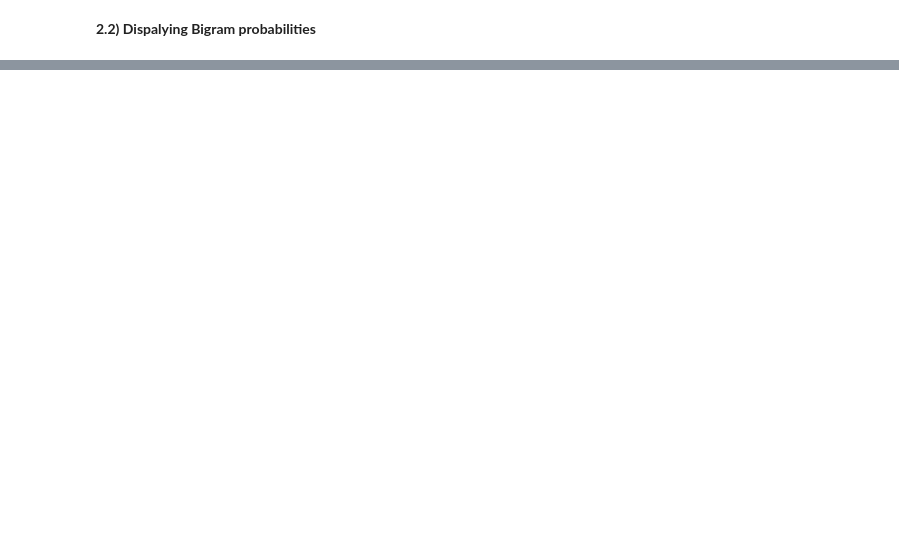
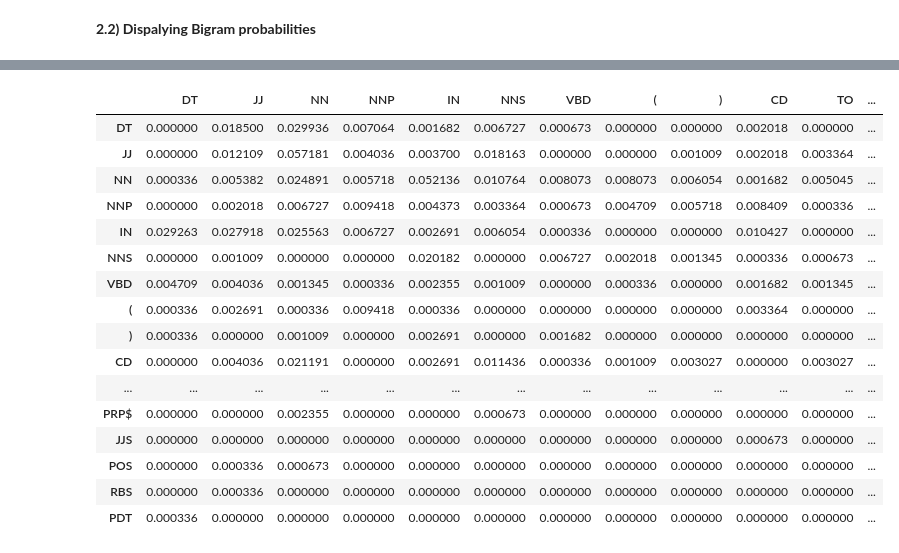
Before and after one commit to KhelladiSidali/NLP-1, a Jupyter notebook: final_project_NLP_1.ipynb, the cells around one changed output, grey strips where cells are left out. Saved outputs shown, nothing was run; the diff lists cells and outputs as text; code cells hidden in the pictures; blank space fills up the shorter version.

```diff
--- a/final_project_NLP_1.ipynb
+++ b/final_project_NLP_1.ipynb
@@ -135,20 +145,3 @@ def getIndexOfTag(tag,list_tags):
     for i in range(len(list_tags)):
         if list_tags[i] == tag:
             return i
-# %%
-for i in range(len(premieres_tags)):
-    bigram_probs_mat[
-        getIndexOfTag(
-            premieres_tags[i],
-            list_tags
-        ),
-        getIndexOfTag(
-            deuxiemes_tags[i],
-            list_tags
-        )
-    ] = val_bigram_probs_of_tag[i]
-
-bigram_probs_mat
-
-df_bigram_probs = pd.DataFrame(bigram_probs_mat, columns=list_tags, index=list_tags)
-df_bigram_probs
@@ -174 +148,71 @@ df_bigram_probs
+# %%
+# def df_bigram_prob_func(bigram_probs):
+
+#     list_tags = []
+#     for key,value in bigram_probs.items():
+#         if key[0] not in list_tags:
+#             list_tags.append(key[0])
+
+#     premieres_tags = [cle[0] for cle in bigram_probs.keys()]
+#     deuxiemes_tags = [cle[1] for cle in bigram_probs.keys()]
+
+#     val_bigram_probs_of_tag = [cle for cle in bigram_probs.values()]
+
+#     bigram_probs_mat = np.zeros((len(list_tags),len(list_tags)))
+
+#     for i in range(len(premieres_tags)):
+#         bigram_probs_mat[
+#             getIndexOfTag(
+#                 premieres_tags[i],
+#                 list_tags
+#             ),
+#             getIndexOfTag(
+#                 deuxiemes_tags[i],
+#                 list_tags
+#             )
+#         ] = val_bigram_probs_of_tag[i]
+
+#     return pd.DataFrame(bigram_probs_mat, columns=list_tags, index=list_tags)
+
+# ------------------------------------------------------------------------------
+# ------------------------------- code minimiser -------------------------------
+# ------------------------------------------------------------------------------
+
+def df_bigram_prob_func(bigram_probs):
+
+    list_tags = []
+    for key in bigram_probs.keys():
+        if key[0] not in list_tags:
+            list_tags.append(key[0])
+        if key[1] not in list_tags:
+            list_tags.append(key[1])
+
+    tag_index = {tag: i for i, tag in enumerate(list_tags)}
+
+    bigram_probs_mat = np.zeros((len(list_tags), len(list_tags)))
+
+    for (tag1, tag2), prob in bigram_probs.items():
+        bigram_probs_mat[tag_index[tag1], tag_index[tag2]] = prob
+
+    return pd.DataFrame(bigram_probs_mat, index=list_tags, columns=list_tags)
+
+df_bigram_prob_func(bigram_probs)
+# %% [output]
+|  | DT | JJ | NN | NNP | IN | NNS | VBD | ( | ) | CD | TO | ... |
+| DT | 0.000000 | 0.018500 | 0.029936 | 0.007064 | 0.001682 | 0.006727 | 0.000673 | 0.000000 | 0.000000 | 0.002018 | 0.000000 | ... |
+| JJ | 0.000000 | 0.012109 | 0.057181 | 0.004036 | 0.003700 | 0.018163 | 0.000000 | 0.000000 | 0.001009 | 0.002018 | 0.003364 | ... |
+| NN | 0.000336 | 0.005382 | 0.024891 | 0.005718 | 0.052136 | 0.010764 | 0.008073 | 0.008073 | 0.006054 | 0.001682 | 0.005045 | ... |
+| NNP | 0.000000 | 0.002018 | 0.006727 | 0.009418 | 0.004373 | 0.003364 | 0.000673 | 0.004709 | 0.005718 | 0.008409 | 0.000336 | ... |
+| IN | 0.029263 | 0.027918 | 0.025563 | 0.006727 | 0.002691 | 0.006054 | 0.000336 | 0.000000 | 0.000000 | 0.010427 | 0.000000 | ... |
+| NNS | 0.000000 | 0.001009 | 0.000000 | 0.000000 | 0.020182 | 0.000000 | 0.006727 | 0.002018 | 0.001345 | 0.000336 | 0.000673 | ... |
+| VBD | 0.004709 | 0.004036 | 0.001345 | 0.000336 | 0.002355 | 0.001009 | 0.000000 | 0.000336 | 0.000000 | 0.001682 | 0.001345 | ... |
+| ( | 0.000336 | 0.002691 | 0.000336 | 0.009418 | 0.000336 | 0.000000 | 0.000000 | 0.000000 | 0.000000 | 0.003364 | 0.000000 | ... |
+| ) | 0.000336 | 0.000000 | 0.001009 | 0.000000 | 0.002691 | 0.000000 | 0.001682 | 0.000000 | 0.000000 | 0.000000 | 0.000000 | ... |
+| CD | 0.000000 | 0.004036 | 0.021191 | 0.000000 | 0.002691 | 0.011436 | 0.000336 | 0.001009 | 0.003027 | 0.000000 | 0.003027 | ... |
+| ... | ... | ... | ... | ... | ... | ... | ... | ... | ... | ... | ... | ... |
+| PRP$ | 0.000000 | 0.000000 | 0.002355 | 0.000000 | 0.000000 | 0.000673 | 0.000000 | 0.000000 | 0.000000 | 0.000000 | 0.000000 | ... |
+| JJS | 0.000000 | 0.000000 | 0.000000 | 0.000000 | 0.000000 | 0.000000 | 0.000000 | 0.000000 | 0.000000 | 0.000673 | 0.000000 | ... |
+| POS | 0.000000 | 0.000336 | 0.000673 | 0.000000 | 0.000000 | 0.000000 | 0.000000 | 0.000000 | 0.000000 | 0.000000 | 0.000000 | ... |
+| RBS | 0.000000 | 0.000336 | 0.000000 | 0.000000 | 0.000000 | 0.000000 | 0.000000 | 0.000000 | 0.000000 | 0.000000 | 0.000000 | ... |
+| PDT | 0.000336 | 0.000000 | 0.000000 | 0.000000 | 0.000000 | 0.000000 | 0.000000 | 0.000000 | 0.000000 | 0.000000 | 0.000000 | ... |
 # %%
```
Also changed, not shown: parts of 10 cells of this notebook, 9 other files.
